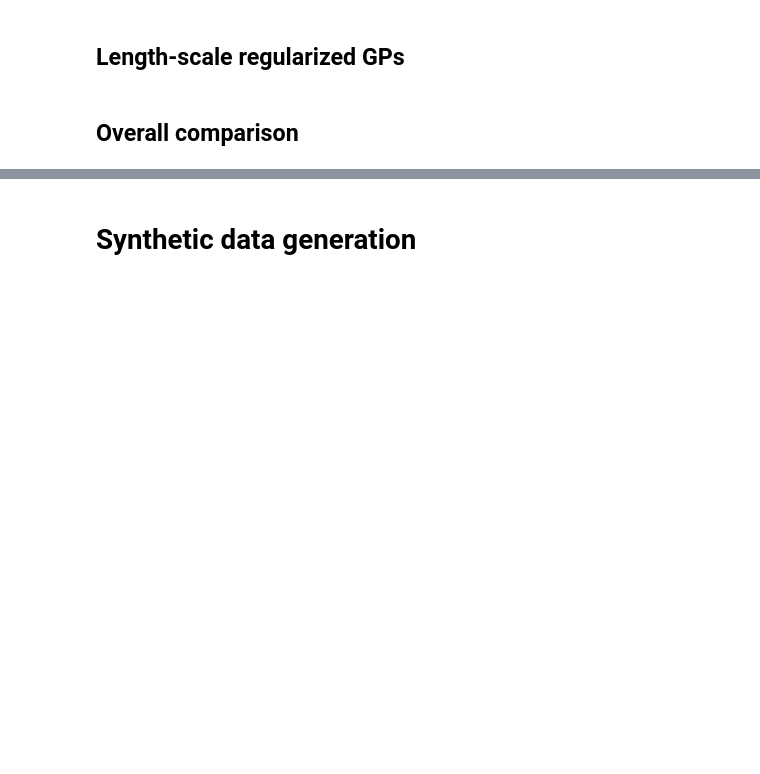
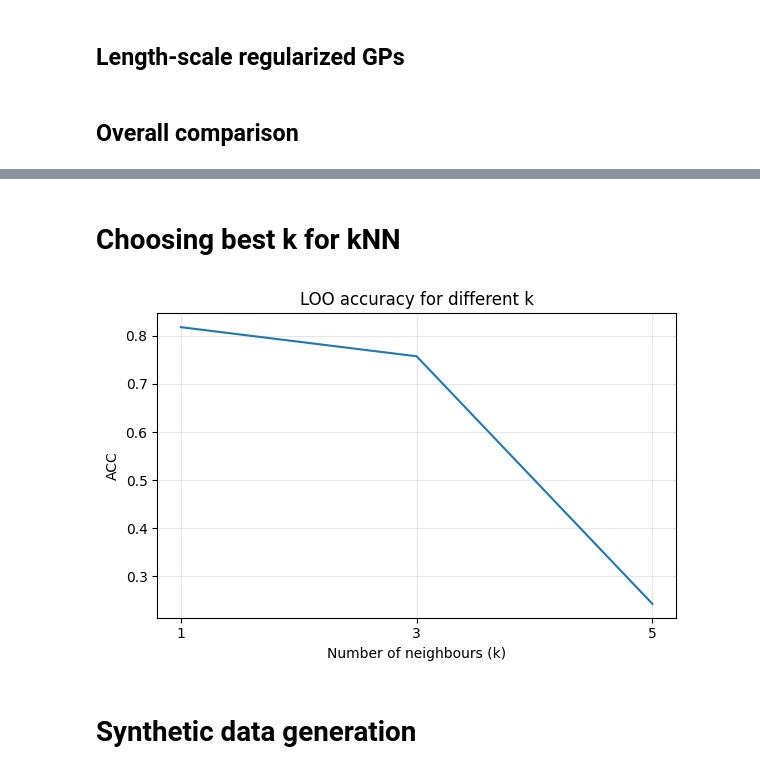
Before and after one commit to PROBIC/omics-time-annotation, a Jupyter notebook: validation analyses/validation analyses.ipynb, the cells around one changed output, grey strips where cells are left out. Drawn from its saved outputs; the diff is of its cells as text; code cells hidden in the pictures; blank space fills up the shorter version.

```diff
--- a/validation analyses/validation analyses.ipynb
+++ b/validation analyses/validation analyses.ipynb
@@ -343,3 +296,45 @@ plt.show()
+# %% [markdown]
+# Choosing best k for kNN
+# %%
+from sklearn.neighbors import KNeighborsClassifier
+
+X = reference_time_series.T.values
+y = [int(i[:-1]) for i in reference_time_series.columns]
+
+scores = {}
+
+for k in [1,3,5]:
+    correct_prediction = 0
+    for i in range(33):
+
+
+        X_c = np.delete(X, i, 0)
+        y_c = np.delete(y, i)
+
+        neigh = KNeighborsClassifier(n_neighbors=k)
+
+        neigh.fit(X_c,y_c)
+
+        correct_prediction =  correct_prediction + (neigh.predict(list([X[i,:]]))[0] == y[i])
+
+    scores[k] = correct_prediction
+
+# ------------------------------------------------------------
+# 3.  Plot the elbow
+# ------------------------------------------------------------
+plt.figure(figsize=(6, 4))
+
+plt.plot(scores.keys(),[i/33 for i in scores.values()])
+plt.xlabel('Number of neighbours (k)')
+plt.ylabel('ACC')
+plt.title('LOO accuracy for different k')
+plt.xticks([1,3,5])
+plt.grid(alpha=0.3)
+plt.tight_layout()
+plt.savefig("LOO_knn.pdf", bbox_inches = 'tight')
+plt.show()
+# %% [output]
+[figure, added]
 # %% [markdown]
 # Synthetic data generation
 # %%
```
Also changed, not shown: parts of 7 cells of this notebook, 7 other files.
